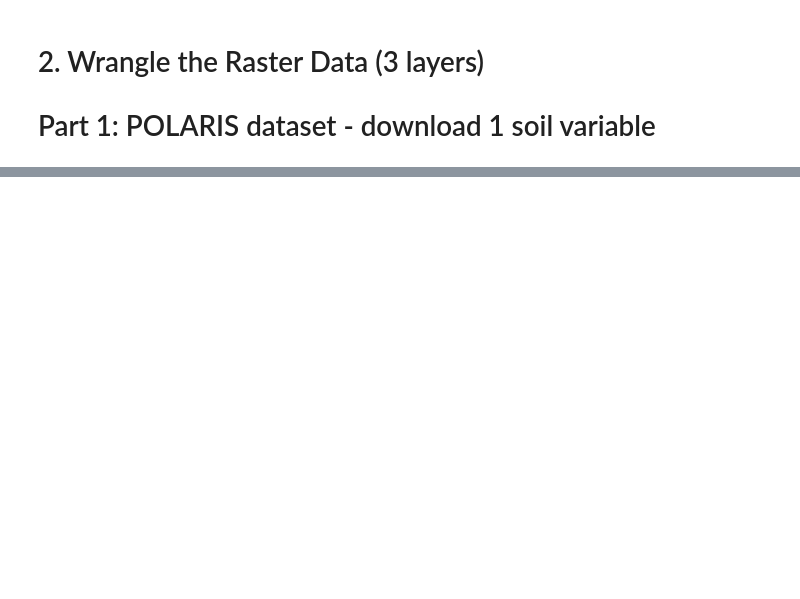
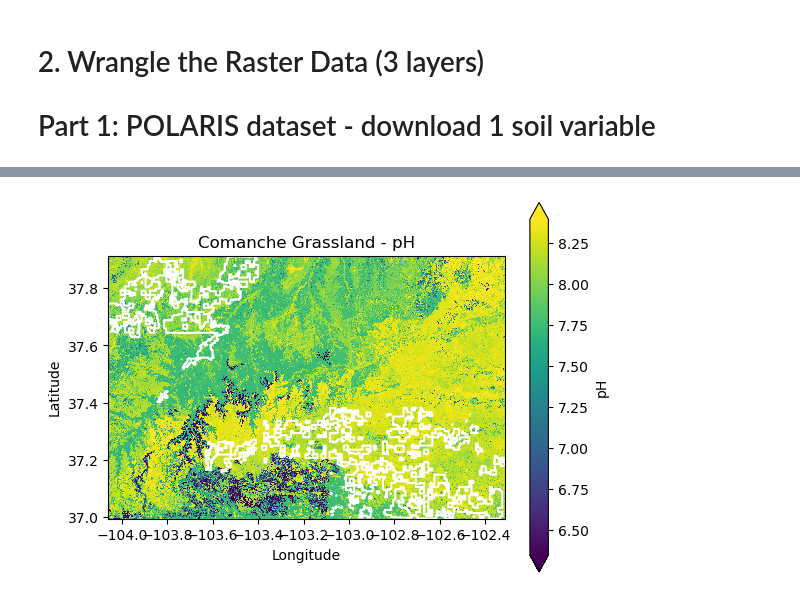
Before and after one commit to brglea/habitat_suitability, a Jupyter notebook: Notebooks/02_polaris wrangle.ipynb, the cells around one changed output, grey strips where cells are left out. Drawn from its saved outputs; the diff is of its cells as text; code cells hidden in the pictures; blank space fills up the shorter version.

```diff
--- a/Notebooks/02_polaris wrangle.ipynb
+++ b/Notebooks/02_polaris wrangle.ipynb
@@ -237,21 +213,17 @@ polaris_dir
 # %%
-# Plot
-process_image(
-    soil_url_template,
-    soil_prop, soil_stat, soil_depth,
-    chosen_grasslands_bounds_gdfs[0],
-
-    ).plot(
+# Plot Pawnee to make sure it works/ looks right
+polaris_comanche_processed.plot(
     cbar_kwargs={"label": "pH"},
     robust=True,
     )
 
-comanche_grassland_gdf.to_crs(merged_da.rio.crs).boundary.plot(
+comanche_grassland_gdf.to_crs(polaris_comanche_processed.rio.crs).boundary.plot(
     ax=plt.gca(),
     color='white').set(
         title='Comanche Grassland - pH',
         xlabel='Longitude',
         ylabel='Latitude',
-
     )
 plt.show()
+# %% [output]
+[figure, added]
```
Also changed, not shown: parts of 12 cells of this notebook, 6 other files.
